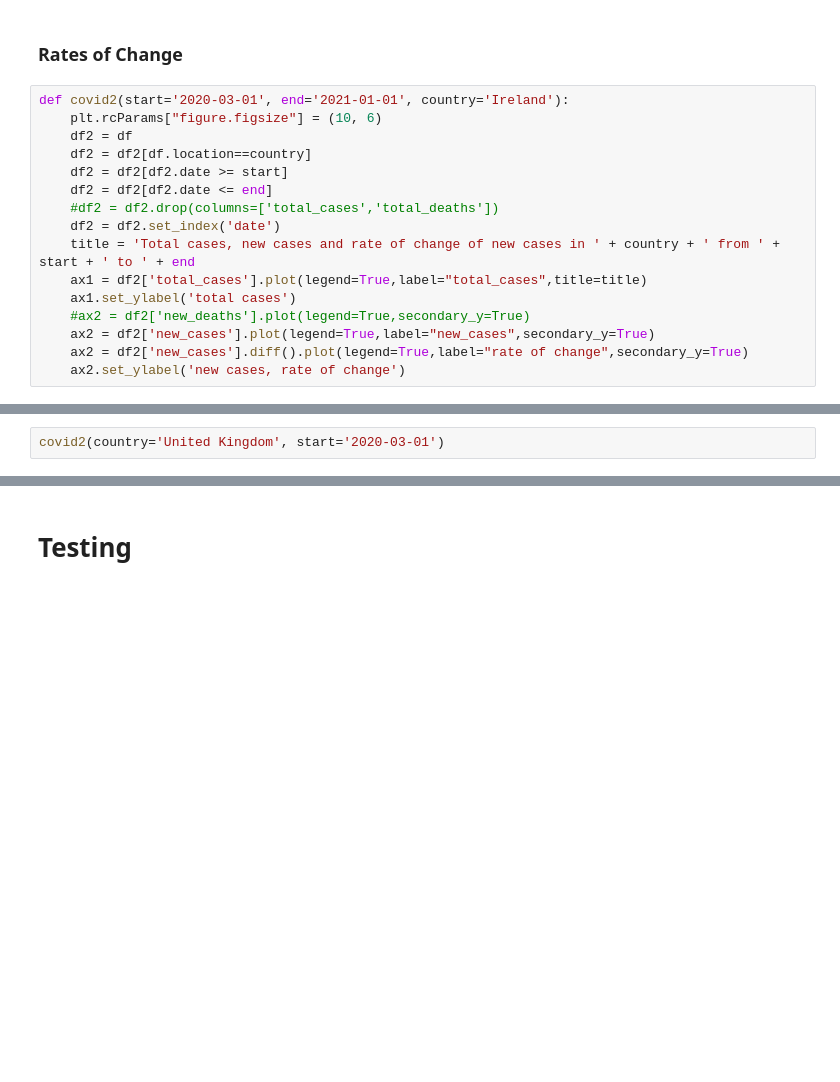
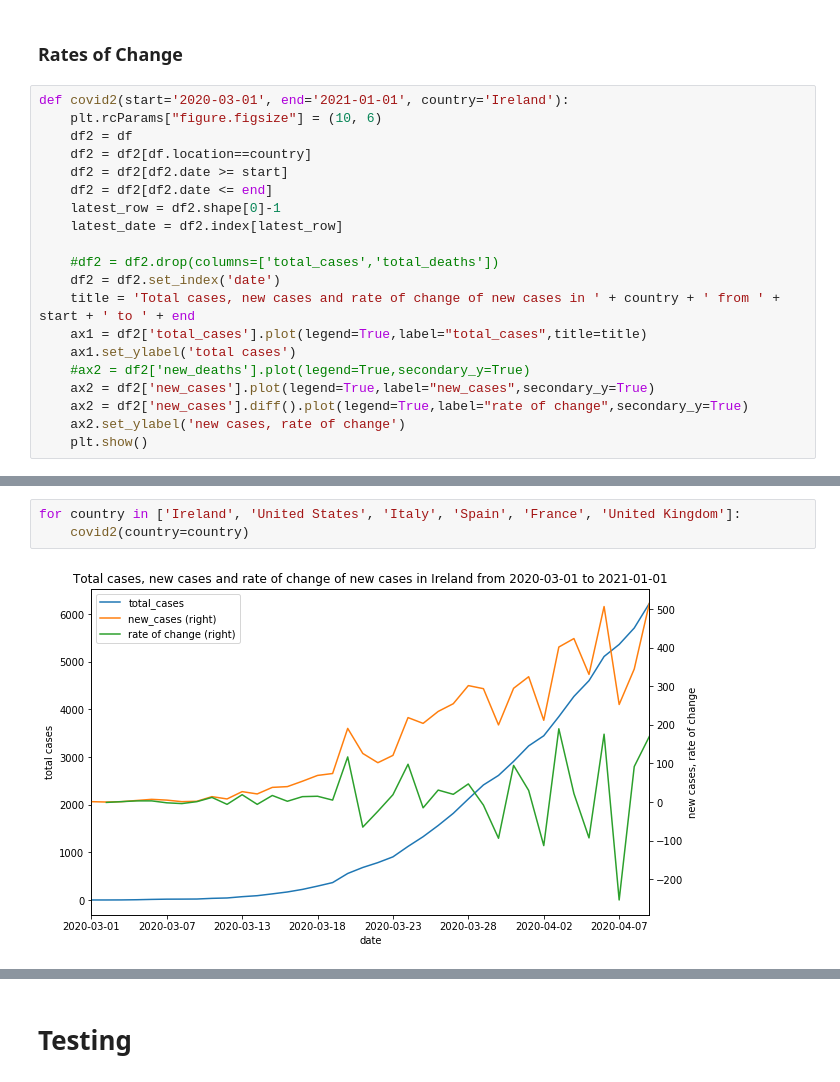
Before and after one commit to bakirl/covid19-tracker, a Jupyter notebook: covid19.ipynb, the cells around one changed output, grey strips where cells are left out. Drawn from its saved outputs; the diff is of its cells as text; blank space fills up the shorter version.

```diff
--- a/covid19.ipynb
+++ b/covid19.ipynb
@@ -177,6 +199,9 @@ def covid2(start='2020-03-01', end='2021-01-01', country='Ireland'):
     df2 = df2[df.location==country]
     df2 = df2[df2.date >= start]
     df2 = df2[df2.date <= end]
+    latest_row = df2.shape[0]-1
+    latest_date = df2.index[latest_row]
+
     #df2 = df2.drop(columns=['total_cases','total_deaths'])
     df2 = df2.set_index('date')
     title = 'Total cases, new cases and rate of change of new cases in ' + country + ' from ' + start + ' to ' + end
@@ -186,3 +211,4 @@ def covid2(start='2020-03-01', end='2021-01-01', country='Ireland'):
     ax2 = df2['new_cases'].plot(legend=True,label="new_cases",secondary_y=True)
     ax2 = df2['new_cases'].diff().plot(legend=True,label="rate of change",secondary_y=True)
     ax2.set_ylabel('new cases, rate of change')
+    plt.show()
@@ -193,2 +219,5 @@ covid2(country='China', start='2020-01-01')
-# %%
-covid2(country='United Kingdom', start='2020-03-01')
+# %%
+for country in ['Ireland', 'United States', 'Italy', 'Spain', 'France', 'United Kingdom']:
+    covid2(country=country)
+# %% [output]
+[figure, added]
```
Also changed, not shown: parts of 12 cells of this notebook.
